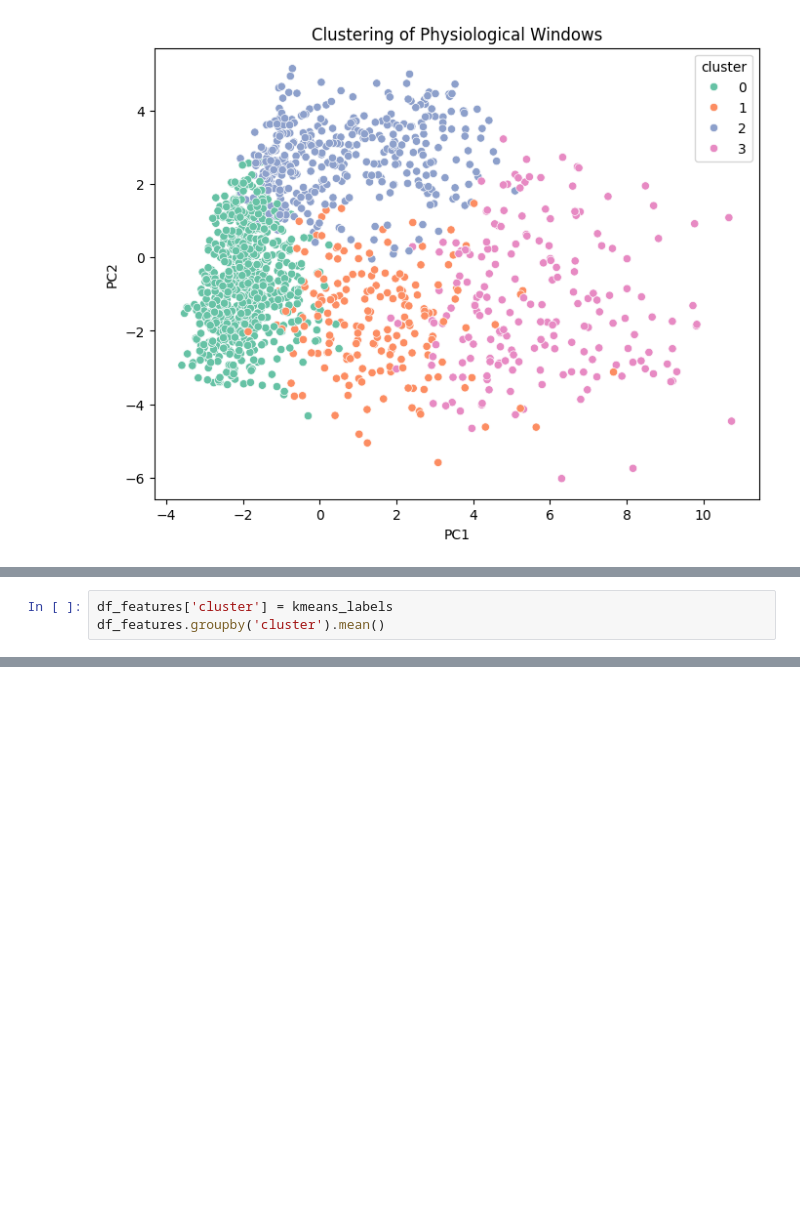
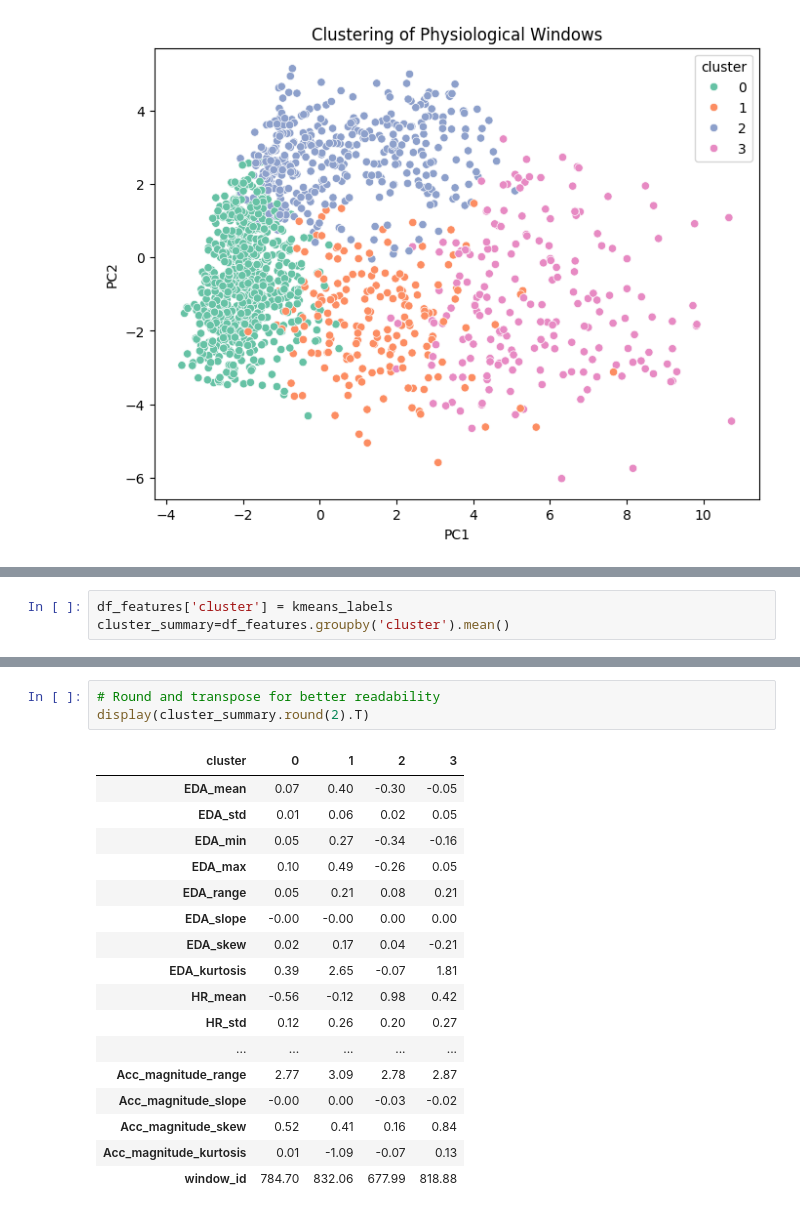
Before and after one commit to sudeepti25/Neurological_state-pridiction, a Jupyter notebook: Project.ipynb, the cells around one changed output, grey strips where cells are left out. Drawn from its saved outputs; the diff is of its cells as text; blank space fills up the shorter version.

Commit message:
Refactor code structure for improved readability and maintainability

```diff
--- a/Project.ipynb
+++ b/Project.ipynb
@@ -332,3 +392,3 @@ plt.show()
 # %%
 df_features['cluster'] = kmeans_labels
-df_features.groupby('cluster').mean()
+cluster_summary=df_features.groupby('cluster').mean()
@@ -342,0 +428,21 @@ df_features.groupby('cluster').mean()
+# %%
+# Round and transpose for better readability
+display(cluster_summary.round(2).T)
+# %% [output]
+| cluster | 0 | 1 | 2 | 3 |
+| EDA_mean | 0.07 | 0.40 | -0.30 | -0.05 |
+| EDA_std | 0.01 | 0.06 | 0.02 | 0.05 |
+| EDA_min | 0.05 | 0.27 | -0.34 | -0.16 |
+| EDA_max | 0.10 | 0.49 | -0.26 | 0.05 |
+| EDA_range | 0.05 | 0.21 | 0.08 | 0.21 |
+| EDA_slope | -0.00 | -0.00 | 0.00 | 0.00 |
+| EDA_skew | 0.02 | 0.17 | 0.04 | -0.21 |
+| EDA_kurtosis | 0.39 | 2.65 | -0.07 | 1.81 |
+| HR_mean | -0.56 | -0.12 | 0.98 | 0.42 |
+| HR_std | 0.12 | 0.26 | 0.20 | 0.27 |
+| ... | ... | ... | ... | ... |
+| Acc_magnitude_range | 2.77 | 3.09 | 2.78 | 2.87 |
+| Acc_magnitude_slope | -0.00 | 0.00 | -0.03 | -0.02 |
+| Acc_magnitude_skew | 0.52 | 0.41 | 0.16 | 0.84 |
+| Acc_magnitude_kurtosis | 0.01 | -1.09 | -0.07 | 0.13 |
+| window_id | 784.70 | 832.06 | 677.99 | 818.88 |
```
Also changed, not shown: parts of 13 cells of this notebook, 1 other file.
